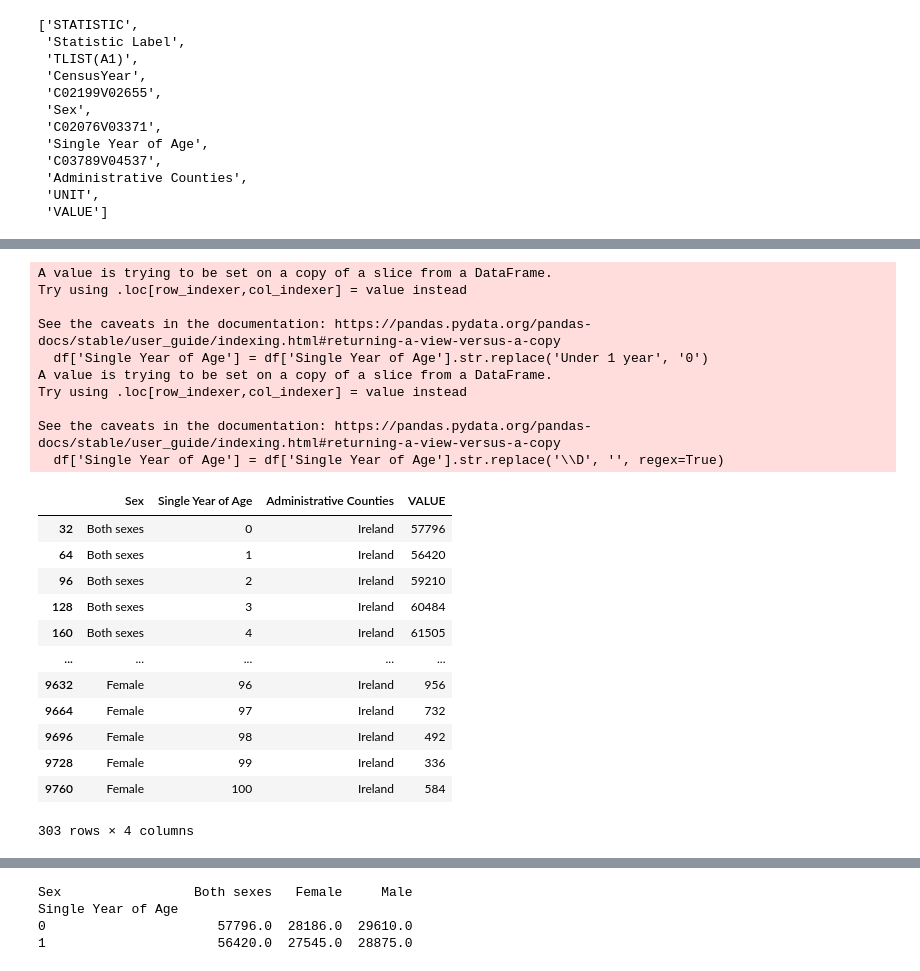
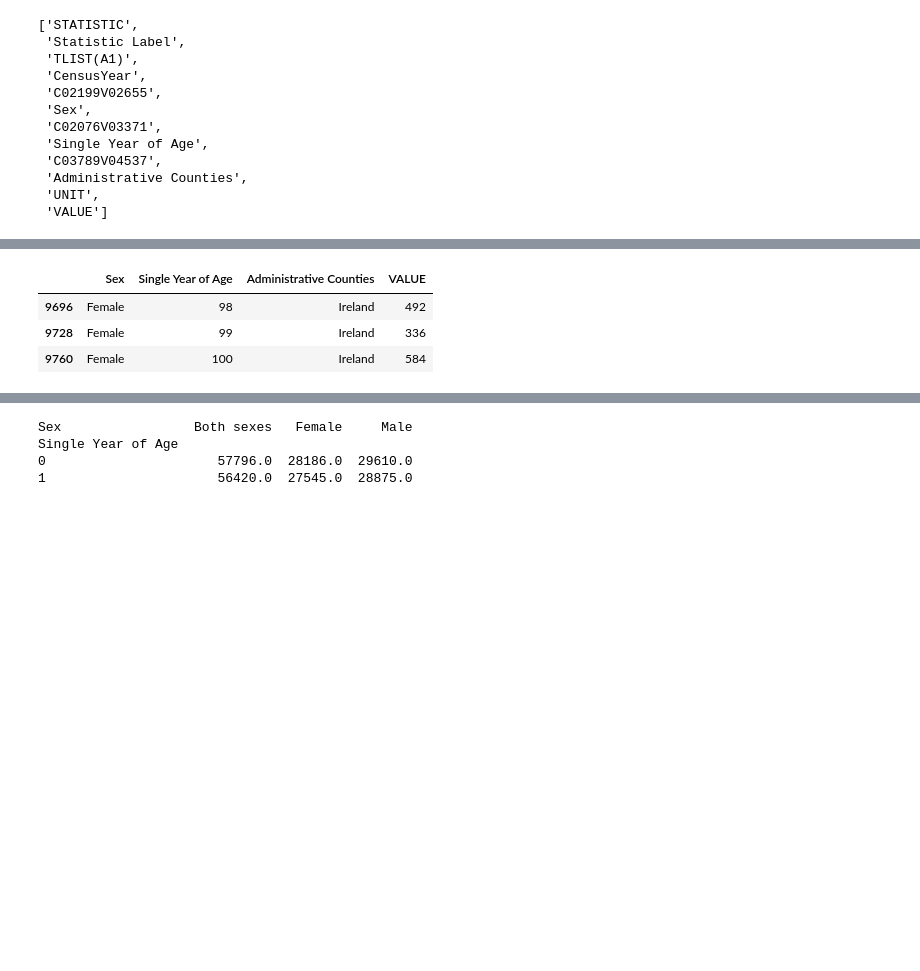
Before and after one commit to FaolanH/programming-for-data-analytics, a Jupyter notebook: pfda-assignments/assignment05_population.ipynb, the cells around one changed output, grey strips where cells are left out. Cells and saved outputs as stored; diff of their text form; code cells hidden in the pictures; blank space fills up the shorter version.

```diff
--- a/pfda-assignments/assignment05_population.ipynb
+++ b/pfda-assignments/assignment05_population.ipynb
@@ -98,32 +90,13 @@ See the caveats in the documentation: https://pandas.pydata.org/pandas-docs/stab
 # %%
-#improve the naming convention of the 'Single Year of Age'
+# Improve the naming convention of the 'Single Year of Age'
 df = df[df["Single Year of Age"] != "All ages"]
-#Change 'Under 1 year' to '0'
+# Change 'Under 1 year' to '0'
 df['Single Year of Age'] = df['Single Year of Age'].str.replace('Under 1 year', '0')
 df['Single Year of Age'] = df['Single Year of Age'].str.replace('\\D', '', regex=True)
-df
+df.tail(3)
 # %% [output]
-A value is trying to be set on a copy of a slice from a DataFrame.
-Try using .loc[row_indexer,col_indexer] = value instead
-
-See the caveats in the documentation: https://pandas.pydata.org/pandas-docs/stable/user_guide/indexing.html#returning-a-view-versus-a-copy
-  df['Single Year of Age'] = df['Single Year of Age'].str.replace('Under 1 year', '0')
-A value is trying to be set on a copy of a slice from a DataFrame.
-Try using .loc[row_indexer,col_indexer] = value instead
-
-See the caveats in the documentation: https://pandas.pydata.org/pandas-docs/stable/user_guide/indexing.html#returning-a-view-versus-a-copy
-  df['Single Year of Age'] = df['Single Year of Age'].str.replace('\\D', '', regex=True)
 |  | Sex | Single Year of Age | Administrative Counties | VALUE |
-| 32 | Both sexes | 0 | Ireland | 57796 |
-| 64 | Both sexes | 1 | Ireland | 56420 |
-| 96 | Both sexes | 2 | Ireland | 59210 |
-| 128 | Both sexes | 3 | Ireland | 60484 |
-| 160 | Both sexes | 4 | Ireland | 61505 |
-| ... | ... | ... | ... | ... |
-| 9632 | Female | 96 | Ireland | 956 |
-| 9664 | Female | 97 | Ireland | 732 |
 | 9696 | Female | 98 | Ireland | 492 |
 | 9728 | Female | 99 | Ireland | 336 |
 | 9760 | Female | 100 | Ireland | 584 |
-303 rows × 4 columns
 # %%
```
Also changed, not shown: parts of 29 cells of this notebook.
